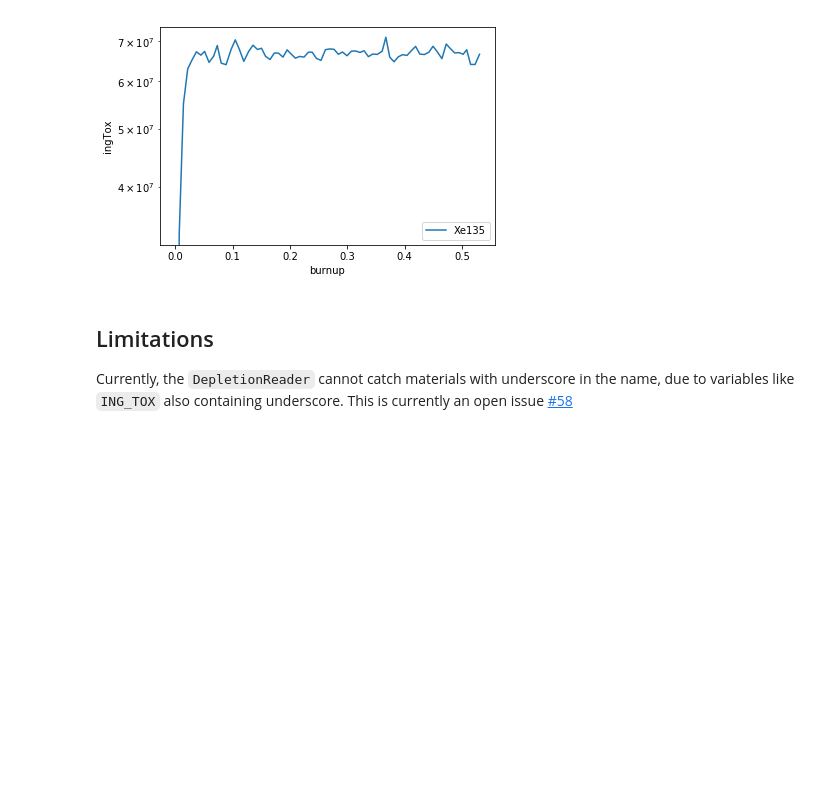
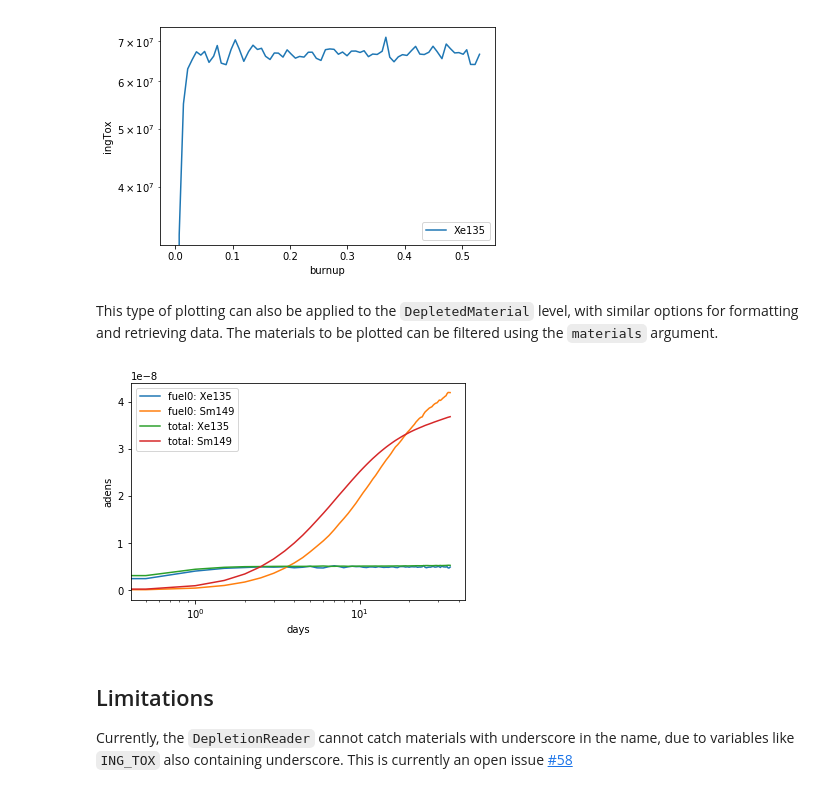
Before and after one commit to CORE-GATECH-GROUP/serpent-tools, a Jupyter notebook: examples/DepletionReader.ipynb, the cells around one changed output. Drawn from its saved outputs; the diff is of its cells as text; code cells hidden in the pictures; blank space fills up the shorter version.

Commit message:
Updated depletion documentation to reflect new plot methods

```diff
--- a/examples/DepletionReader.ipynb
+++ b/examples/DepletionReader.ipynb
@@ -150,5 +154,13 @@ fuel.plot('burnup', 'ingTox', names='Xe135', logy=True);
 # %% [output]
 [figure]
+# %% [markdown]
+This type of plotting can also be applied to the `DepletedMaterial` level, with similar options for formatting and retrieving data. The materials to be plotted can be filtered using the `materials` argument.
+# %%
+dep.plot('days', 'adens', names=iso,
+         materials=['fuel0', 'total'],
+         labelFmt="{mat}: {iso}", logy=True);
+# %% [output]
+[figure, added]
 # %% [markdown]
 ## Limitations
 Currently, the `DepletionReader` cannot catch materials with underscore in the name, due to variables like `ING_TOX` also containing underscore. This is currently an open issue [#58](https://github.com/CORE-GATECH-GROUP/serpent-tools/issues/58)
```
Also changed, not shown: parts of 12 cells of this notebook, 1 other file.
